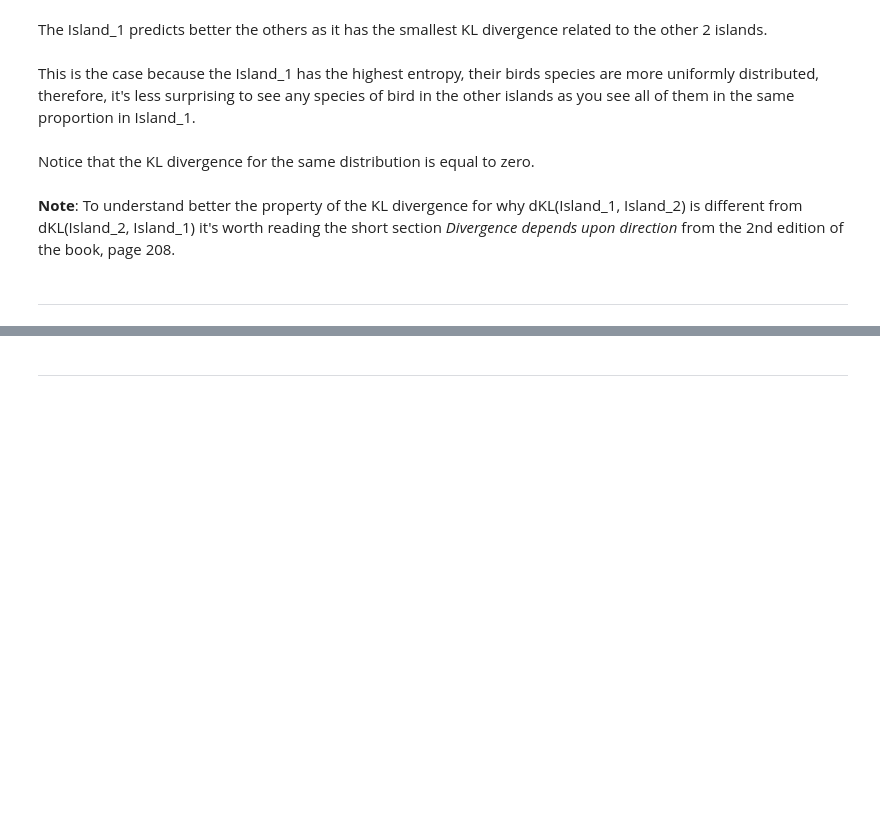
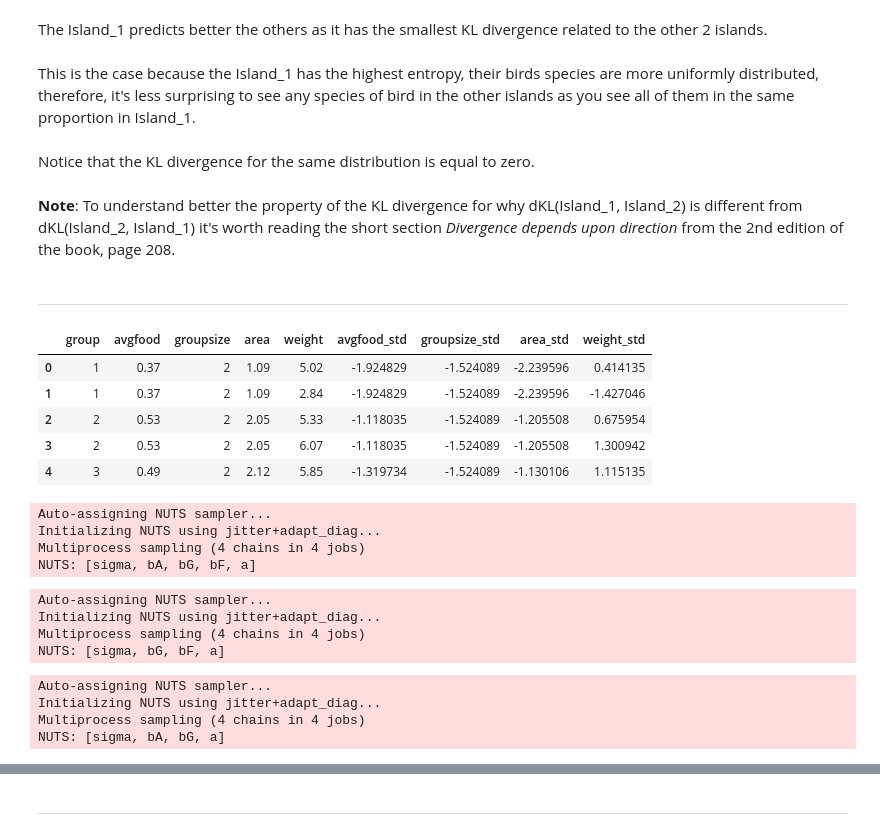
Before and after one commit to elisiojsj/Data-Science, a Jupyter notebook: homeworks_statistical_rethinking/homework_week4.ipynb, the cells around one changed output, grey strips where cells are left out. Cells and saved outputs as stored; diff of their text form; code cells hidden in the pictures; blank space fills up the shorter version.

```diff
--- a/homeworks_statistical_rethinking/homework_week4.ipynb
+++ b/homeworks_statistical_rethinking/homework_week4.ipynb
@@ -121,3 +121,74 @@ Notice that the KL divergence for the same distribution is equal to zero.
 **Note**: To understand better the property of the KL divergence for why dKL(Island_1, Island_2) is different from dKL(Island_2, Island_1) it's worth reading the short section *Divergence depends upon direction* from the 2nd edition of the book, page 208.
 # %% [markdown]
 ---
+# %%
+def standardize(series):
+    series_std = (series - series.mean()) / series.std()
+    return series_std
+# %%
+df = pd.read_csv("../data/foxes.csv", sep=";")
+
+df['avgfood_std'] = standardize(df.avgfood)
+df['groupsize_std'] = standardize(df.groupsize)
+df['area_std'] = standardize(df.area)
+df['weight_std'] = standardize(df.weight)
+df.head()
+# %% [output]
+|  | group | avgfood | groupsize | area | weight | avgfood_std | groupsize_std | area_std | weight_std |
+| 0 | 1 | 0.37 | 2 | 1.09 | 5.02 | -1.924829 | -1.524089 | -2.239596 | 0.414135 |
+| 1 | 1 | 0.37 | 2 | 1.09 | 2.84 | -1.924829 | -1.524089 | -2.239596 | -1.427046 |
+| 2 | 2 | 0.53 | 2 | 2.05 | 5.33 | -1.118035 | -1.524089 | -1.205508 | 0.675954 |
+| 3 | 2 | 0.53 | 2 | 2.05 | 6.07 | -1.118035 | -1.524089 | -1.205508 | 1.300942 |
+| 4 | 3 | 0.49 | 2 | 2.12 | 5.85 | -1.319734 | -1.524089 | -1.130106 | 1.115135 |
+# %%
+with pm.Model() as m_1:
+    a = pm.Normal('a', 2, 0.5)
+    bF = pm.Normal('bF', 0, 0.5)
+    bG = pm.Normal('bG', 0, 0.5)
+    bA = pm.Normal('bA', 0, 0.5)
+
+    sigma = pm.Exponential('sigma', 1)
+    mu = a + bF*df['avgfood_std'] + bG*df['groupsize_std'] + bA*df['area_std']
+
+    weight = pm.Normal('weight', mu=mu, sigma=sigma, observed=df['weight_std'])
+
+    m_1_trace = pm.sample(draws=2000, tune=1000)
+# %% [output]
+Auto-assigning NUTS sampler...
+Initializing NUTS using jitter+adapt_diag...
+Multiprocess sampling (4 chains in 4 jobs)
+NUTS: [sigma, bA, bG, bF, a]
+# %%
+with pm.Model() as m_2:
+    a = pm.Normal('a', 2, 0.5)
+    bF = pm.Normal('bF', 0, 0.5)
+    bG = pm.Normal('bG', 0, 0.5)
+
+    sigma = pm.Exponential('sigma', 1)
+    mu = a + bF*df['avgfood_std'] + bG*df['groupsize_std']
+
+    weight = pm.Normal('weight', mu=mu, sigma=sigma, observed=df['weight_std'])
+
+    m_2_trace = pm.sample(draws=2000)
+# %% [output]
+Auto-assigning NUTS sampler...
+Initializing NUTS using jitter+adapt_diag...
+Multiprocess sampling (4 chains in 4 jobs)
+NUTS: [sigma, bG, bF, a]
+# %%
+with pm.Model() as m_3:
+    a = pm.Normal('a', 2, 0.5)
+    bG = pm.Normal('bG', 0, 0.5)
+    bA = pm.Normal('bA', 0, 0.5)
+
+    sigma = pm.Exponential('sigma', 1)
+    mu = a + bG*df['groupsize_std'] + bA*df['area_std']
+
+    weight = pm.Normal('weight', mu=mu, sigma=sigma, observed=df['weight_std'])
+
+    m_3_trace = pm.sample(draws=2000)
+# %% [output]
+Auto-assigning NUTS sampler...
+Initializing NUTS using jitter+adapt_diag...
+Multiprocess sampling (4 chains in 4 jobs)
+NUTS: [sigma, bA, bG, a]
```
Also changed, not shown: parts of 8 cells of this notebook.
